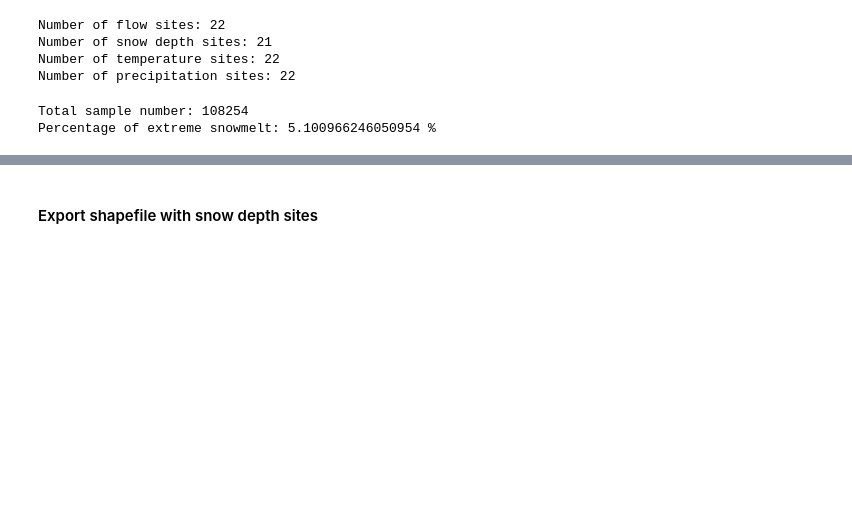
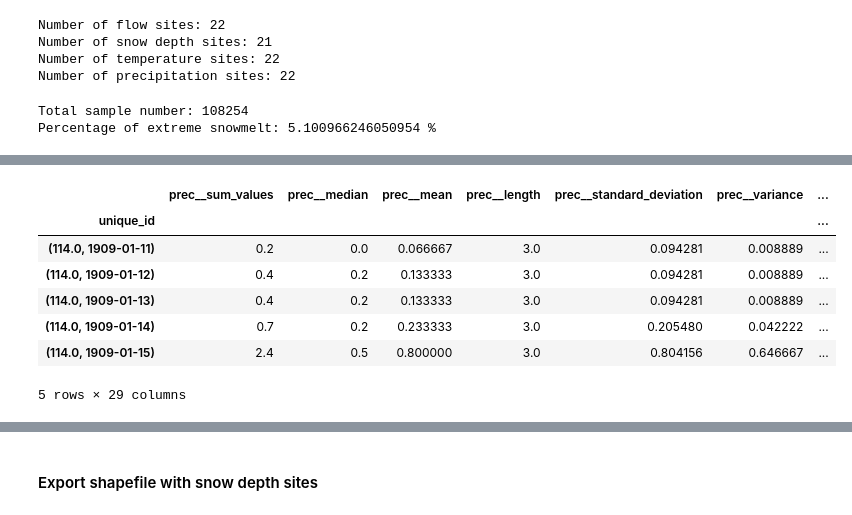
Before and after one commit to cbaggini/extreme-snowmelt-forecast, a Jupyter notebook: results.ipynb, the cells around one changed output, grey strips where cells are left out. Drawn from its saved outputs; the diff is of its cells as text; code cells hidden in the pictures; blank space fills up the shorter version.

```diff
--- a/results.ipynb
+++ b/results.ipynb
@@ -42,0 +56,28 @@ g.set(xlabel='Year', ylabel='Extreme snowmelt events (%)')
+# %%
+X_features_all['unique_id'] = X_features_all.index
+
+all_data_clean['shifted_date'] = pd.to_datetime(
+    all_data_clean.date) + pd.Timedelta(days=10)
+all_data_clean['shifted_date'] = all_data_clean['shifted_date'].dt.strftime(
+    '%Y-%m-%d')
+all_data_clean['unique_id'] = list(
+    zip(all_data_clean.flow_site_id, all_data_clean.shifted_date))
+all_data_clean = all_data_clean.dropna()
+
+X_features_all = X_features_all.reset_index(drop=True)
+
+X_features_all = pd.merge(X_features_all, all_data_clean[[
+                          'binary', 'unique_id']], how='left', on='unique_id')
+X_features_all = X_features_all.set_index(
+    X_features_all['unique_id'], drop=True)
+X_features_all = X_features_all.dropna()
+X_features_all.head()
+# %% [output]
+|  | prec__sum_values | prec__median | prec__mean | prec__length | prec__standard_deviation | prec__variance | ... |
+| unique_id |  |  |  |  |  |  | ... |
+| (114.0, 1909-01-11) | 0.2 | 0.0 | 0.066667 | 3.0 | 0.094281 | 0.008889 | ... |
+| (114.0, 1909-01-12) | 0.4 | 0.2 | 0.133333 | 3.0 | 0.094281 | 0.008889 | ... |
+| (114.0, 1909-01-13) | 0.4 | 0.2 | 0.133333 | 3.0 | 0.094281 | 0.008889 | ... |
+| (114.0, 1909-01-14) | 0.7 | 0.2 | 0.233333 | 3.0 | 0.205480 | 0.042222 | ... |
+| (114.0, 1909-01-15) | 2.4 | 0.5 | 0.800000 | 3.0 | 0.804156 | 0.646667 | ... |
+5 rows × 29 columns
```
Also changed, not shown: parts of 5 cells of this notebook, 1 other file.
